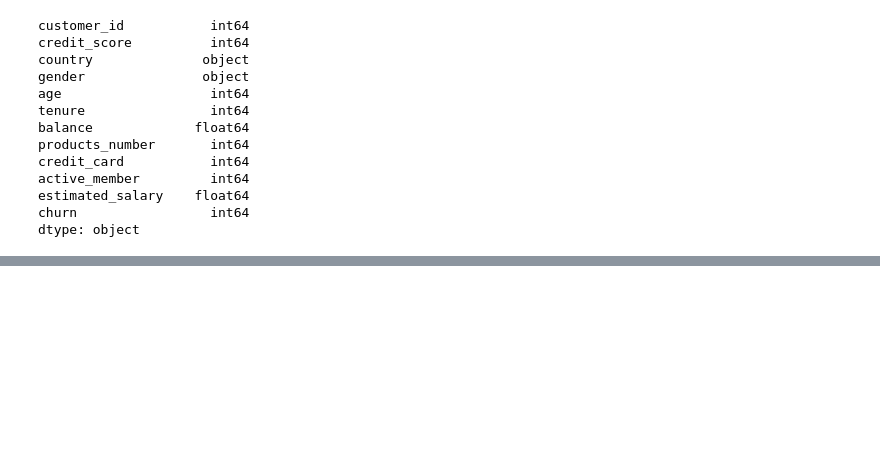
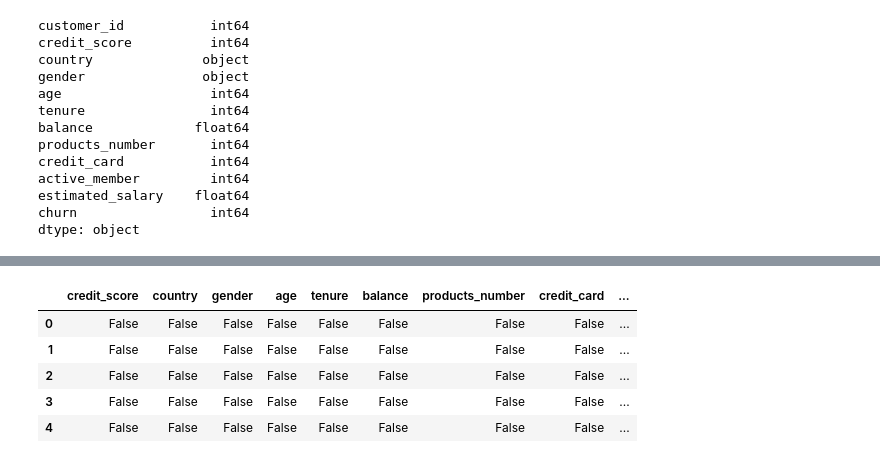
Before and after one commit to smutneja1/ai_capstone_seerat, a Jupyter notebook: index.ipynb, the cells around one changed output, grey strips where cells are left out. Cells and saved outputs as stored; diff of their text form; code cells hidden in the pictures; blank space fills up the shorter version.

```diff
--- a/index.ipynb
+++ b/index.ipynb
@@ -79,0 +95,9 @@ dtype: object
+# %%
+finaldata.isnull().head()
+# %% [output]
+|  | credit_score | country | gender | age | tenure | balance | products_number | credit_card | ... |
+| 0 | False | False | False | False | False | False | False | False | ... |
+| 1 | False | False | False | False | False | False | False | False | ... |
+| 2 | False | False | False | False | False | False | False | False | ... |
+| 3 | False | False | False | False | False | False | False | False | ... |
+| 4 | False | False | False | False | False | False | False | False | ... |
```
Also changed, not shown: parts of 4 cells of this notebook.
